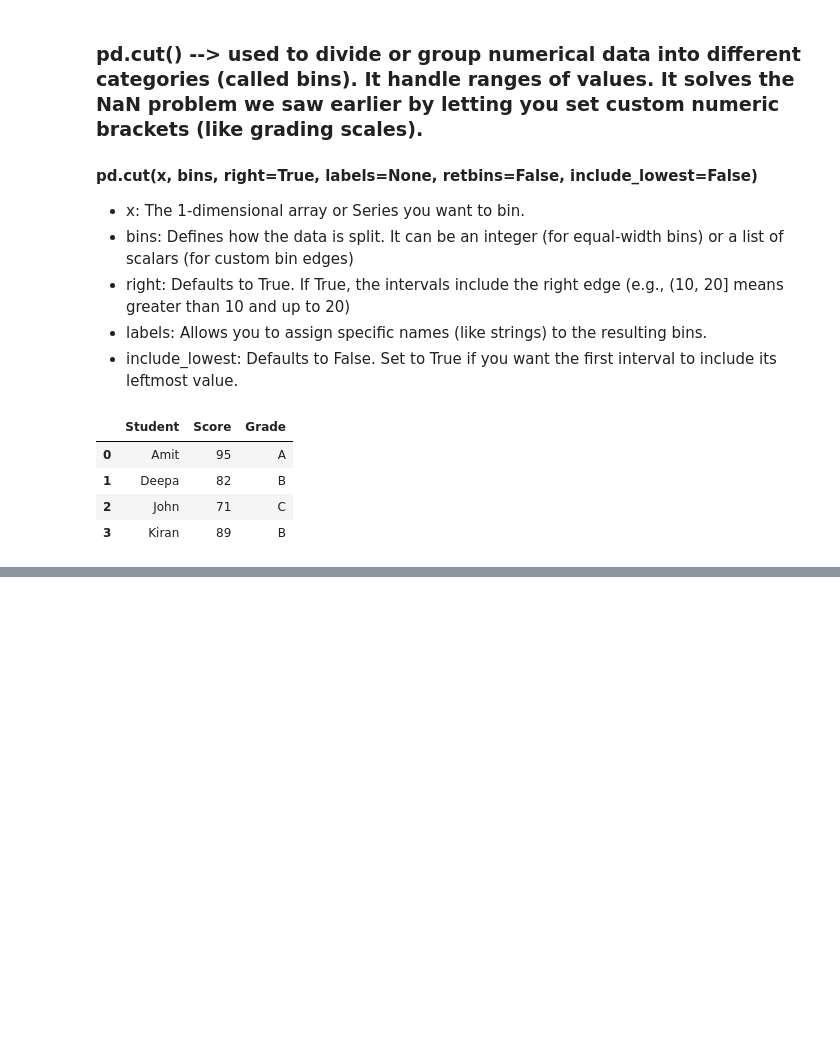
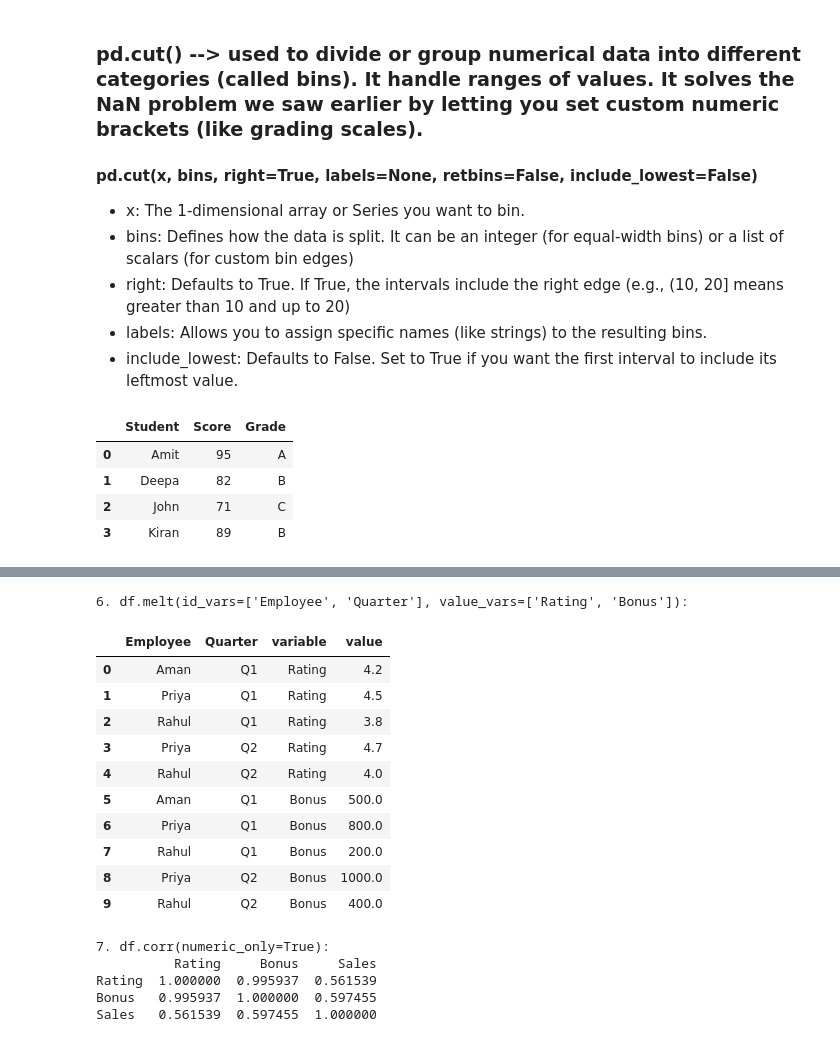
Before and after one commit to chinmairam/GenAI-Upskill, a Jupyter notebook: Pandas/Pandas_fundamentals.ipynb, the cells around one changed output, grey strips where cells are left out. Cells and saved outputs as stored; diff of their text form; code cells hidden in the pictures; blank space fills up the shorter version.

```diff
--- a/Pandas/Pandas_fundamentals.ipynb
+++ b/Pandas/Pandas_fundamentals.ipynb
@@ -1916,0 +2256,13 @@ df
+# %%
+data = {
+    "Employee": ["Aman", "Priya", "Rahul", "Aman", "Priya", "Rahul"],
+    "Quarter": ["Q1", "Q1", "Q1", "Q1", "Q2", "Q2"],
+    "Sales_String": ["1000", "1500", "missing", "1000", "1800", "2100"],
+    "Rating": [4.2, 4.5, 3.8, 4.2, 4.7, 4.0],
+    "Bonus": [500, 800, 200, 500, 1000, 400]
+}
+
+df = pd.DataFrame(data)
+print("=== ORIGINAL SAMPLE DATAFRAME ===")
+print(df)
+print("\n" + "=" * 50 + "\n")
@@ -1916,0 +2315,4 @@ df
+# %%
+# Drops the duplicate row AND fixes the numbering gaps
+df_cleaned = df.drop_duplicates().reset_index(drop=True)
+df_cleaned
@@ -1916,0 +2329,8 @@ df
+# %%
+# =====================================================================
+# 3. df.replace(old, new)
+# Replace specific value. Cleans up the 'missing' flag with a 0 to prepare for numeric math
+# =====================================================================
+print("\n3. df.replace('missing', 0):")
+df_cleaned = df_cleaned.replace("missing", 0)
+df_cleaned
@@ -1916,0 +2345,8 @@ df
+# %%
+# =====================================================================
+# 4. df['col'].astype(dtype)
+# Converts the Sales column from text string format to numerical integer
+# =====================================================================
+print("\n4. df['Sales_String'].astype(int):")
+df_cleaned["Sales"] = df_cleaned["Sales_String"].astype(int)
+df_cleaned
@@ -1916,0 +2384,38 @@ df
+# %%
+# =====================================================================
+# 6. df.melt()
+# Unpivot: wide format → long format
+# Unpivots the metric data from columns back down into key-value rows
+# =====================================================================
+print("\n6. df.melt(id_vars=['Employee', 'Quarter'], value_vars=['Rating', 'Bonus']):")
+melted = df_cleaned.melt(
+    id_vars=["Employee", "Quarter"], value_vars=["Rating", "Bonus"]
+)
+melted  # Showing first 6 rows of the unpivoted format
+# %% [output]
+6. df.melt(id_vars=['Employee', 'Quarter'], value_vars=['Rating', 'Bonus']):
+|  | Employee | Quarter | variable | value |
+| 0 | Aman | Q1 | Rating | 4.2 |
+| 1 | Priya | Q1 | Rating | 4.5 |
+| 2 | Rahul | Q1 | Rating | 3.8 |
+| 3 | Priya | Q2 | Rating | 4.7 |
+| 4 | Rahul | Q2 | Rating | 4.0 |
+| 5 | Aman | Q1 | Bonus | 500.0 |
+| 6 | Priya | Q1 | Bonus | 800.0 |
+| 7 | Rahul | Q1 | Bonus | 200.0 |
+| 8 | Priya | Q2 | Bonus | 1000.0 |
+| 9 | Rahul | Q2 | Bonus | 400.0 |
+# %%
+# =====================================================================
+# 7. df.corr()
+# Computes the statistical correlation matrix between numeric features
+# =====================================================================
+print("\n7. df.corr(numeric_only=True):")
+# Note: Rating and Bonus move up together, showing a high positive correlation
+print(df_cleaned.corr(numeric_only=True))
+# %% [output]
+7. df.corr(numeric_only=True):
+          Rating     Bonus     Sales
+Rating  1.000000  0.995937  0.561539
+Bonus   0.995937  1.000000  0.597455
+Sales   0.561539  0.597455  1.000000
```
Also changed, not shown: parts of 51 cells of this notebook.
